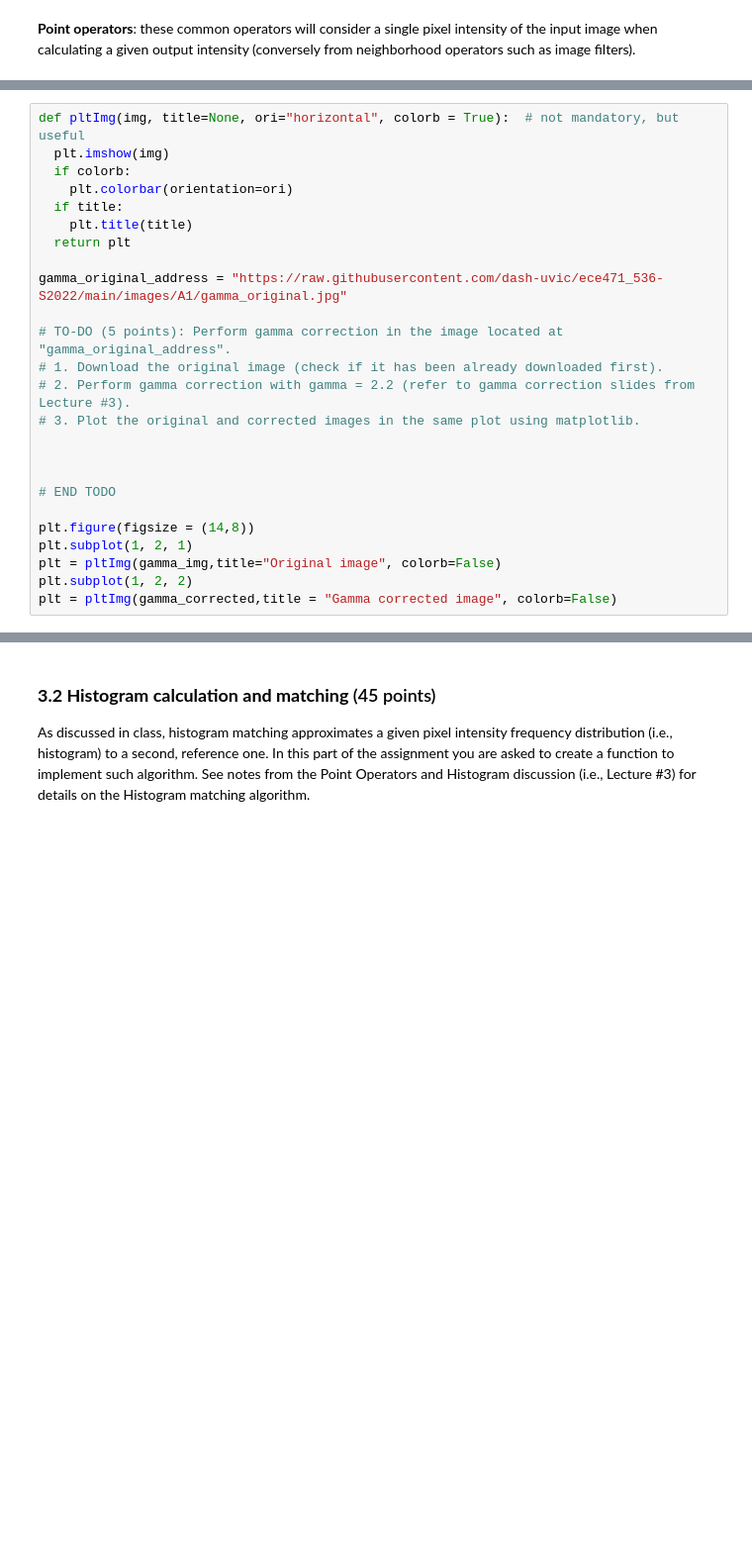
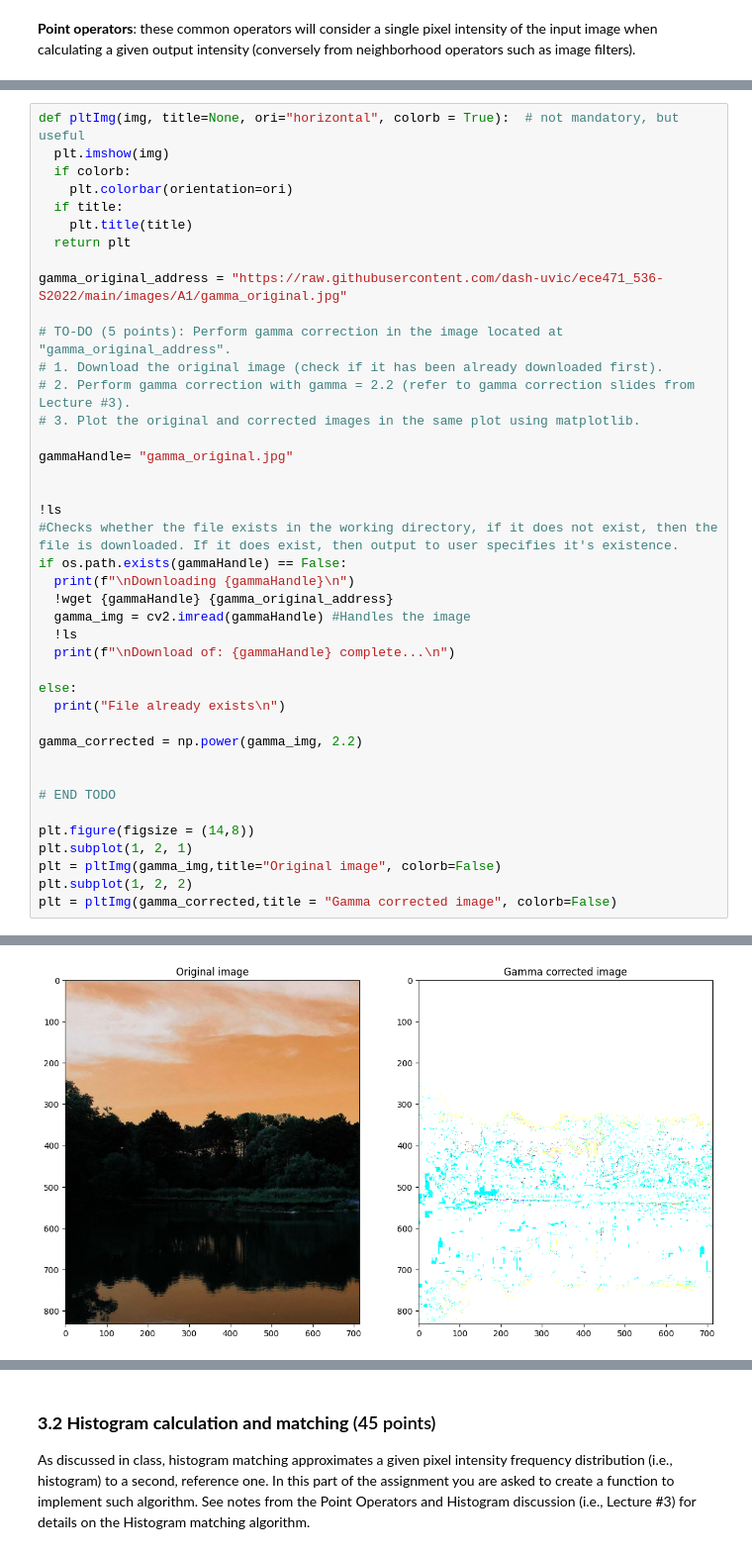
Before and after one commit to ChaseWestlake/10K-flight-Computer, a Jupyter notebook: A1_ECE_471_536_Spring.ipynb, the cells around one changed output, grey strips where cells are left out. Shown at 99% size. Drawn from its saved outputs; the diff is of its cells as text; blank space fills up the shorter version.

```diff
--- a/A1_ECE_471_536_Spring.ipynb
+++ b/A1_ECE_471_536_Spring.ipynb
@@ -361,6 +404,22 @@ gamma_original_address = "https://raw.githubusercontent.com/dash-uvic/ece471_536
 # 2. Perform gamma correction with gamma = 2.2 (refer to gamma correction slides from Lecture #3).
 # 3. Plot the original and corrected images in the same plot using matplotlib.
 
+gammaHandle= "gamma_original.jpg"
+
+
+!ls
+#Checks whether the file exists in the working directory, if it does not exist, then the file is downloaded. If it does exist, then output to user specifies it's existence.
+if os.path.exists(gammaHandle) == False:
+  print(f"\nDownloading {gammaHandle}\n")
+  !wget {gammaHandle} {gamma_original_address}
+  gamma_img = cv2.imread(gammaHandle) #Handles the image
+  !ls
+  print(f"\nDownload of: {gammaHandle} complete...\n")
+
+else:
+  print("File already exists\n")
+
+gamma_corrected = np.power(gamma_img, 2.2)
 
 
 # END TODO
@@ -370,3 +429,4 @@ plt.subplot(1, 2, 1)
 plt = pltImg(gamma_img,title="Original image", colorb=False)
 plt.subplot(1, 2, 2)
 plt = pltImg(gamma_corrected,title = "Gamma corrected image", colorb=False)
+# %% [output]
@@ -373 +436,2 @@ plt = pltImg(gamma_corrected,title = "Gamma corrected image", colorb=False)
+[figure, added]
 # %%
```
Also changed, not shown: parts of 7 cells of this notebook.
